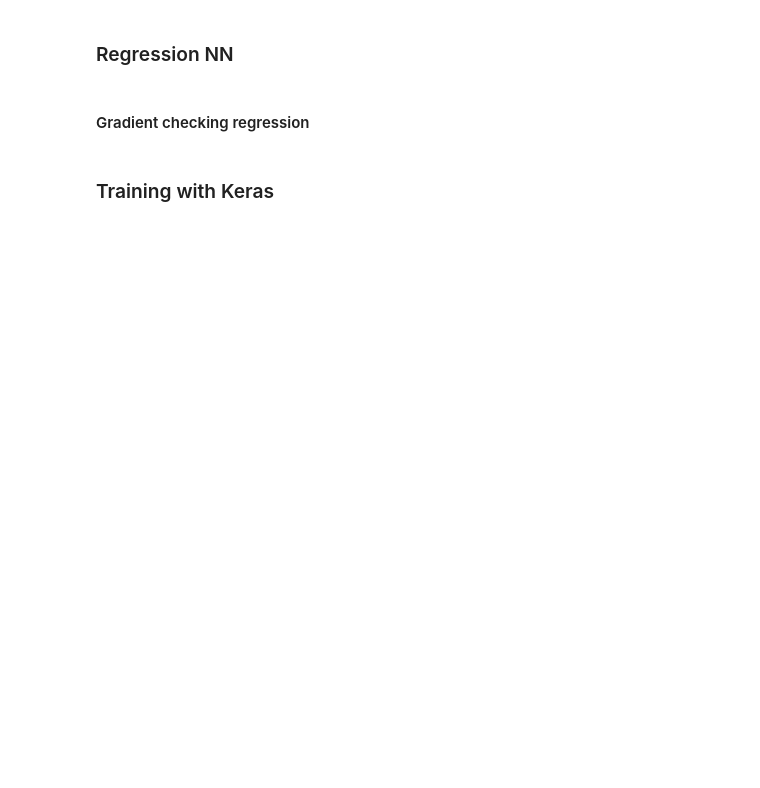
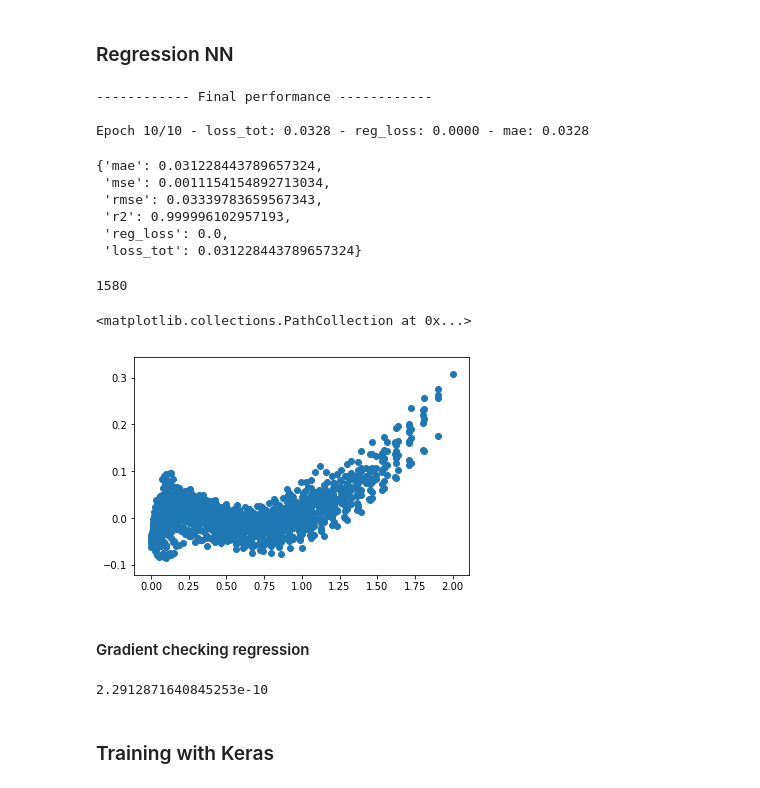
Before and after one commit to 0921nihkxzu/keras-exercise, a Jupyter notebook: DNN_.ipynb, the cells around one changed output. Saved outputs shown, nothing was run; the diff lists cells and outputs as text; code cells hidden in the pictures; blank space fills up the shorter version.

```diff
--- a/DNN_.ipynb
+++ b/DNN_.ipynb
@@ -223,20 +266,38 @@ s = np.random.permutation(Yc.shape[1])
 Xr = X[:,s]
 Yrr = Yr[:,s]
 # %%
-model.train(Xr,Yrr,epochs=100,verbose=0)
+model.train(Xr.T,Yrr.T,epochs=10,verbose=0)
+# %% [output]
+------------ Final performance ------------
+
+Epoch 10/10 - loss_tot: 0.0328 - reg_loss: 0.0000 - mae: 0.0328
 # %%
-model.evaluate(X, Yr)
+model.evaluate(X.T, Yr.T)
+# %% [output]
+{'mae': 0.031228443789657324,
+ 'mse': 0.0011154154892713034,
+ 'rmse': 0.03339783659567343,
+ 'r2': 0.999996102957193,
+ 'reg_loss': 0.0,
+ 'loss_tot': 0.031228443789657324}
 # %%
-A = model.predict(X)
-np.sum((A >= 0.5) == Yc)
+A = model.predict(X.T)
+np.sum((A >= 0.5) == Yc.T)
+# %% [output]
+1580
 # %%
 # residual plots?
 plt.figure(1)
-plt.scatter(Y.T, (Yr.T - A.T))
+plt.scatter(Y.T, (Yr.T - A))
+# %% [output]
+<matplotlib.collections.PathCollection at 0x...>
+[figure, added]
 # %% [markdown]
 #### Gradient checking regression
 # %%
-gradient_check.gradient_check(model, X, Yr)
+gradient_check.gradient_check(model, X.T, Yr.T)
+# %% [output]
+2.2912871640845253e-10
 # %% [markdown]
 ### Training with Keras
 # %%
```
Also changed, not shown: parts of 16 cells of this notebook.
